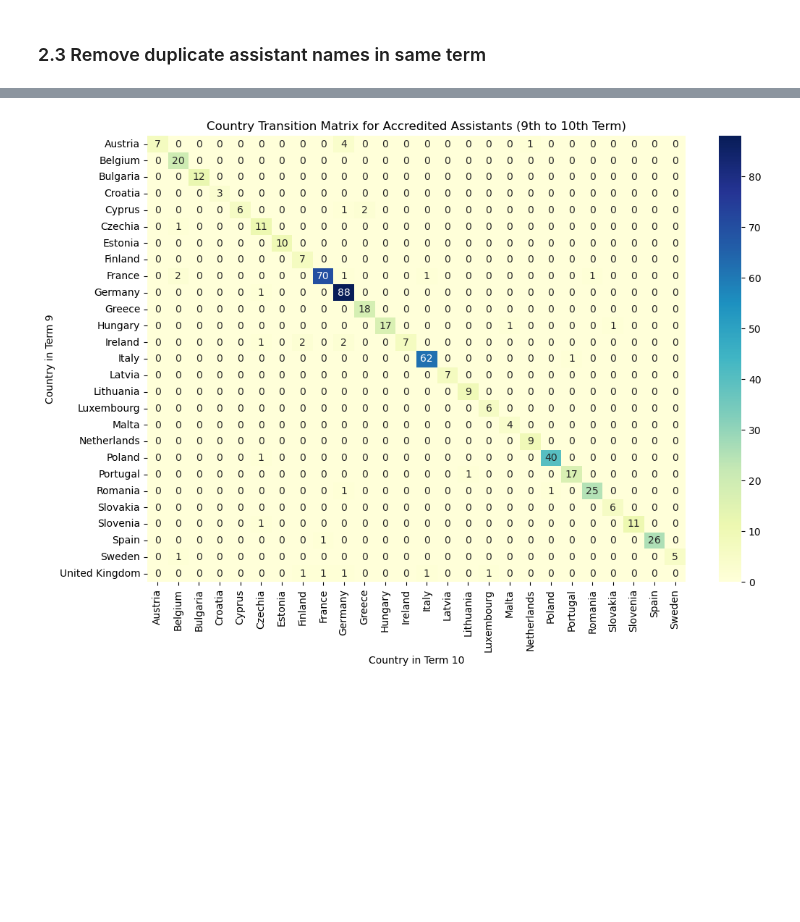
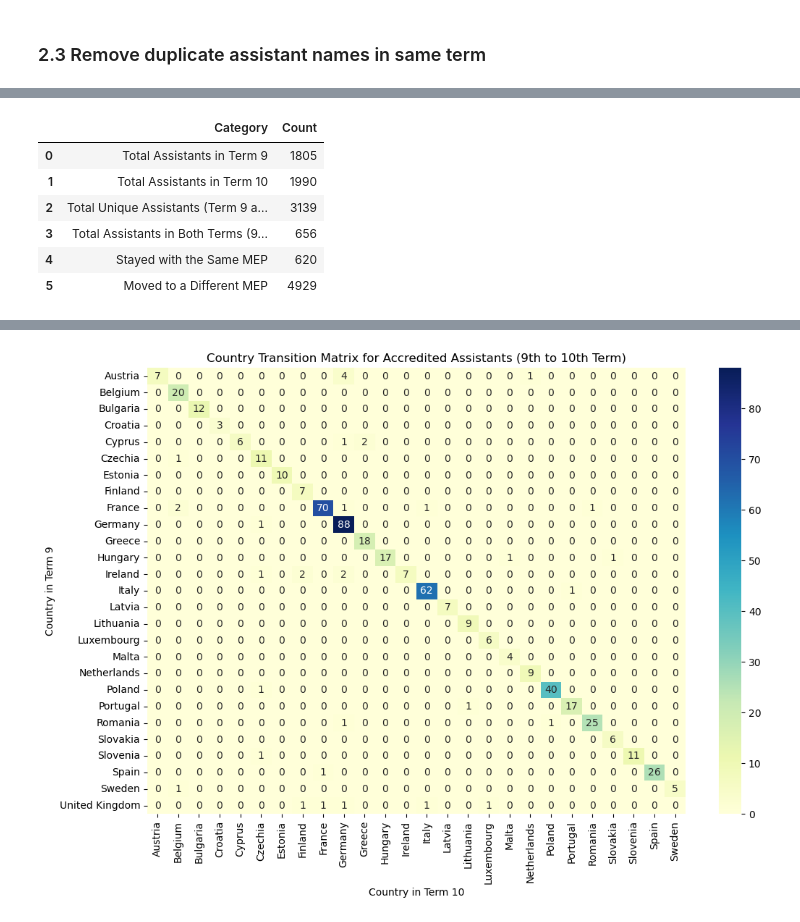
Before and after one commit to emilia-c/AMO-Work, a Jupyter notebook: assistant task/compare 9th & 10th term/compare_9_and_10.ipynb, the cells around one changed output, grey strips where cells are left out. Cells and saved outputs as stored; diff of their text form; code cells hidden in the pictures; blank space fills up the shorter version.

```diff
--- a/assistant task/compare 9th & 10th term/compare_9_and_10.ipynb
+++ b/assistant task/compare 9th & 10th term/compare_9_and_10.ipynb
@@ -327,0 +486,63 @@ MEP: Matthias ECKE | Term: 9
+# %%
+import pandas as pd
+
+# Step 1: Filter data for Term 9 and Term 10
+term_9_df = unique_apas[unique_apas['term'] == 9]
+term_10_df = unique_apas[unique_apas['term'] == 10]
+
+# Step 2: Calculate total assistants in Term 9 and Term 10
+total_term_9_assistants = term_9_df['assistant_name'].nunique()
+total_term_10_assistants = term_10_df['assistant_name'].nunique()
+
+# Step 3: Calculate the total unique assistants across both terms
+total_unique_assistants = pd.concat([term_9_df['assistant_name'], term_10_df['assistant_name']]).nunique()
+
+# Step 4: Find assistants who appear in both terms
+assistants_both_terms = pd.merge(
+    term_9_df[['assistant_name', 'mep_name']],
+    term_10_df[['assistant_name', 'mep_name']],
+    on='assistant_name',
+    suffixes=('_term_9', '_term_10')
+)
+total_both_terms = assistants_both_terms['assistant_name'].nunique()
+
+# Step 5: Determine continuity with the same or different MEP
+same_mep = assistants_both_terms[assistants_both_terms['mep_name_term_9'] == assistants_both_terms['mep_name_term_10']]
+moved_mep = assistants_both_terms[assistants_both_terms['mep_name_term_9'] != assistants_both_terms['mep_name_term_10']]
+
+same_mep_count = same_mep.shape[0]
+moved_mep_count = moved_mep.shape[0]
+
+# Step 6: Create a summary table
+summary_data = {
+    'Category': [
+        'Total Assistants in Term 9',
+        'Total Assistants in Term 10',
+        'Total Unique Assistants (Term 9 and Term 10)',
+        'Total Assistants in Both Terms (9 and 10)',
+        'Stayed with the Same MEP',
+        'Moved to a Different MEP'
+    ],
+    'Count': [
+        total_term_9_assistants,
+        total_term_10_assistants,
+        total_unique_assistants,
+        total_both_terms,
+        same_mep_count,
+        moved_mep_count
+    ]
+}
+
+# Convert the summary data into a DataFrame
+summary_df = pd.DataFrame(summary_data)
+
+# Output the summary table
+summary_df
+# %% [output]
+|  | Category | Count |
+| 0 | Total Assistants in Term 9 | 1805 |
+| 1 | Total Assistants in Term 10 | 1990 |
+| 2 | Total Unique Assistants (Term 9 a... | 3139 |
+| 3 | Total Assistants in Both Terms (9... | 656 |
+| 4 | Stayed with the Same MEP | 620 |
+| 5 | Moved to a Different MEP | 4929 |
```
Also changed, not shown: parts of 35 cells of this notebook, 9 other files.
